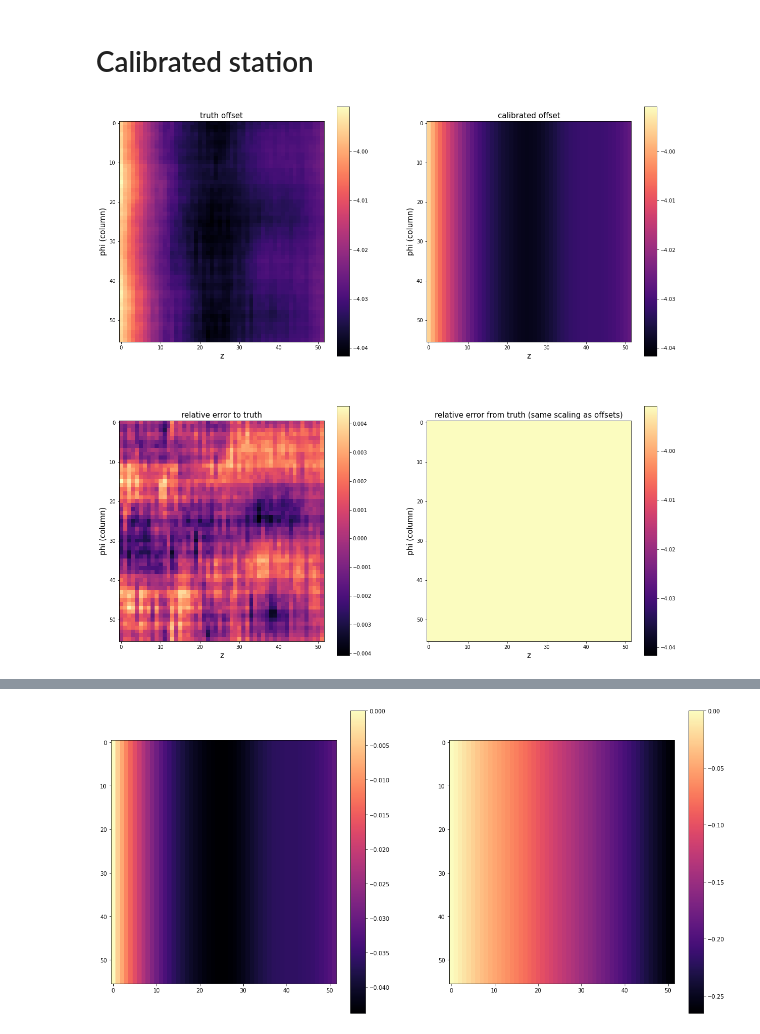
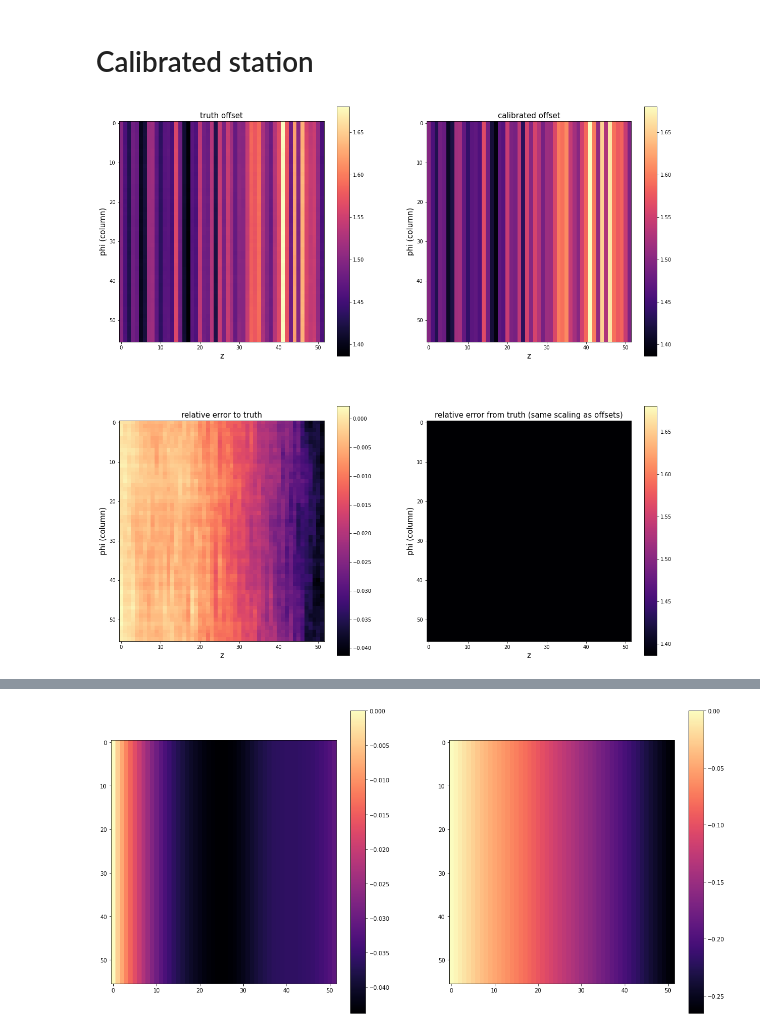
Before and after one commit to maximilianKoeper/melp, a Jupyter notebook: jupyter-notbooks/taft_v2-global_correction_z-Copy1.ipynb, the cells around one changed output, grey strips where cells are left out. Saved outputs shown, nothing was run; the diff lists cells and outputs as text; code cells hidden in the pictures.

```diff
--- a/jupyter-notbooks/taft_v2-global_correction_z-Copy1.ipynb
+++ b/jupyter-notbooks/taft_v2-global_correction_z-Copy1.ipynb
@@ -202,9 +196,9 @@ plt.show()
 # %% [markdown]
 # Calibrated station
 # %%
-melp.taft.plot_station_calibration(mu3e_detector, 1)
+melp.taft.plot_station_calibration(mu3e_detector, 2)
 # %% [output]
-[figure, old version]
+[figure, new version]
 # %%
 #mu3e_detector.save("test_det.dev")
 # %%
```
Also changed, not shown: parts of 5 cells of this notebook, 6 other files.
